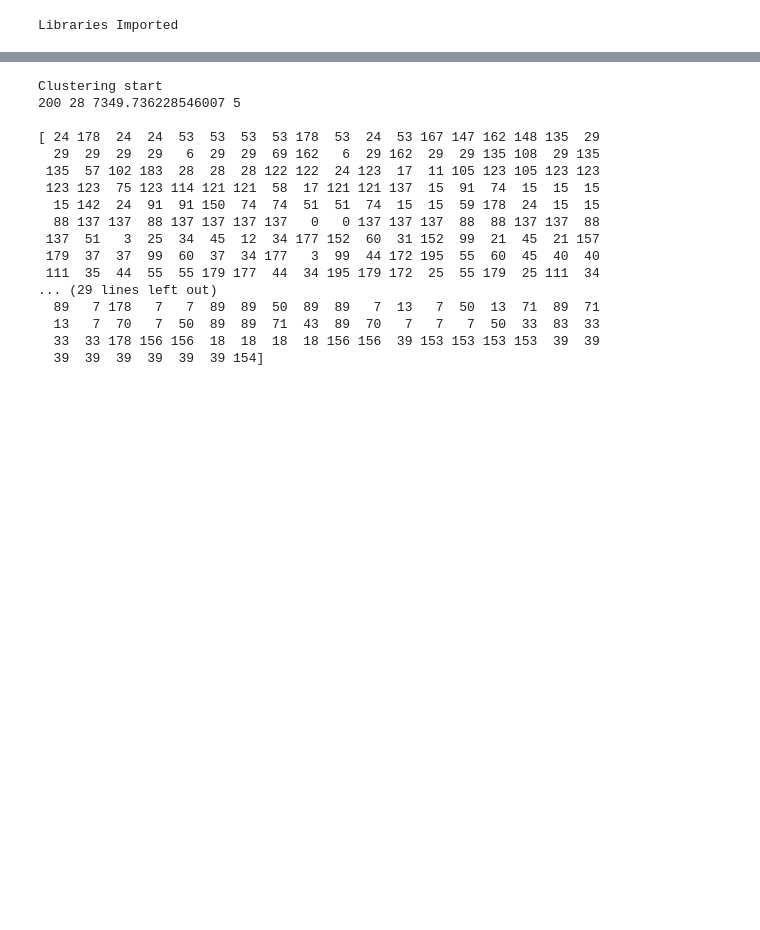
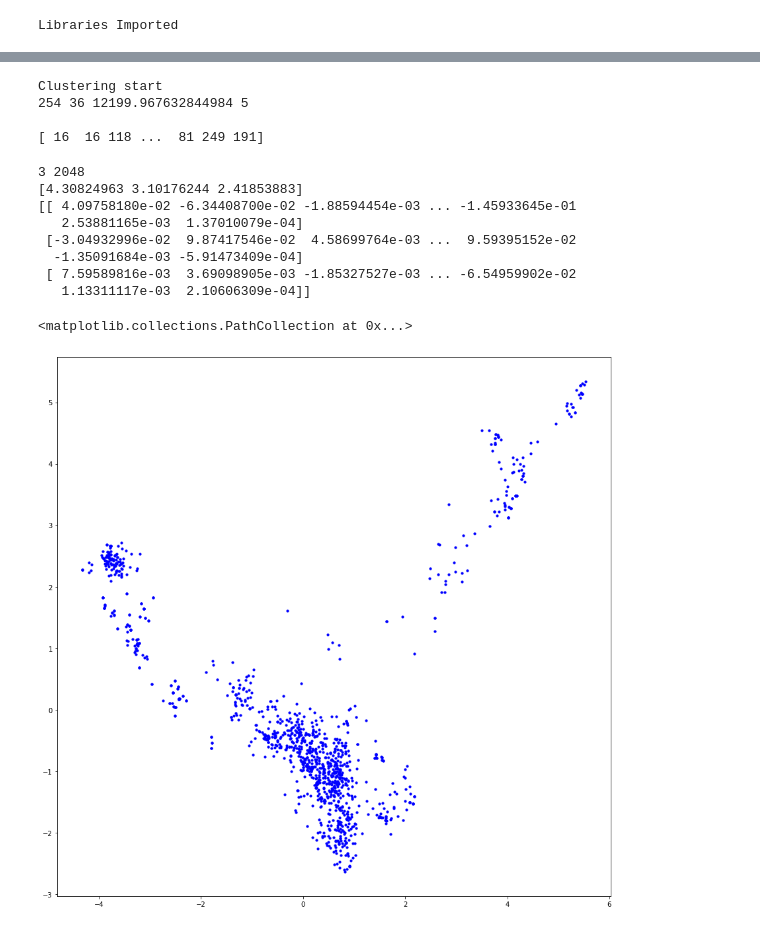
Before and after one commit to HPNestler/Neural_Network, a Jupyter notebook: Cytoscape_from_CHEMBL_CSV.ipynb, the cells around one changed output, grey strips where cells are left out. Drawn from its saved outputs; the diff is of its cells as text; code cells hidden in the pictures; blank space fills up the shorter version.

```diff
--- a/Cytoscape_from_CHEMBL_CSV.ipynb
+++ b/Cytoscape_from_CHEMBL_CSV.ipynb
@@ -539,7 +534,7 @@ Run  51  :  200  clusters of  373  -  7418.090712718647 / 7450
 #print(fps)
 #import math
 
-cut_off = 201
+#cut_off = 201
 cut_off = cut_off-1
 minit=int(math.sqrt(nmol)+1)
 miter=int(nmol/2)
@@ -552,19 +547,43 @@ print()
 print(kmeans.labels_)
 # %% [output]
 Clustering start
-200 28 7349.736228546007 5
+254 36 12199.967632844984 5
 
-[ 24 178  24  24  53  53  53  53 178  53  24  53 167 147 162 148 135  29
-  29  29  29  29   6  29  29  69 162   6  29 162  29  29 135 108  29 135
- 135  57 102 183  28  28  28 122 122  24 123  17  11 105 123 105 123 123
- 123 123  75 123 114 121 121  58  17 121 121 137  15  91  74  15  15  15
-  15 142  24  91  91 150  74  74  51  51  74  15  15  59 178  24  15  15
-  88 137 137  88 137 137 137 137   0   0 137 137 137  88  88 137 137  88
- 137  51   3  25  34  45  12  34 177 152  60  31 152  99  21  45  21 157
- 179  37  37  99  60  37  34 177   3  99  44 172 195  55  60  45  40  40
- 111  35  44  55  55 179 177  44  34 195 179 172  25  55 179  25 111  34
-... (29 lines left out)
-  89   7 178   7   7  89  89  50  89  89   7  13   7  50  13  71  89  71
-  13   7  70   7  50  89  89  71  43  89  70   7   7   7  50  33  83  33
-  33  33 178 156 156  18  18  18  18 156 156  39 153 153 153 153  39  39
-  39  39  39  39  39  39 154]
+[ 16  16 118 ...  81 249 191]
+# %%
+##### Calculate Initial PCA #####
+
+from sklearn.decomposition import PCA
+
+#kmc = kmeans.cluster_centers_
+
+pca = PCA(n_components=3)
+
+pca.fit(fps)
+
+#kpca = pca.transform(kmc)
+spca = pca.transform(fps)
+
+print(pca.n_components_, pca.n_features_)
+print(pca.explained_variance_)
+print(pca.components_)
+
+#kpcadf = pd.DataFrame(data = kpca
+#             , columns = ['principal component 1', 'principal component 2', 'principal component 3'])
+
+#print(kpca)
+figdim = 15
+plt.figure(figsize=(figdim,figdim))
+#plt.scatter(kpca[:,0], kpca[:,1], c= 'r', s = 100)
+plt.scatter(spca[:,0], spca[:,1], c= 'b', s = 10)
+# %% [output]
+3 2048
+[4.30824963 3.10176244 2.41853883]
+[[ 4.09758180e-02 -6.34408700e-02 -1.88594454e-03 ... -1.45933645e-01
+   2.53881165e-03  1.37010079e-04]
+ [-3.04932996e-02  9.87417546e-02  4.58699764e-03 ...  9.59395152e-02
+  -1.35091684e-03 -5.91473409e-04]
+ [ 7.59589816e-03  3.69098905e-03 -1.85327527e-03 ... -6.54959902e-02
+   1.13311117e-03  2.10606309e-04]]
+<matplotlib.collections.PathCollection at 0x...>
+[figure, added]
```
Also changed, not shown: parts of 10 cells of this notebook.
